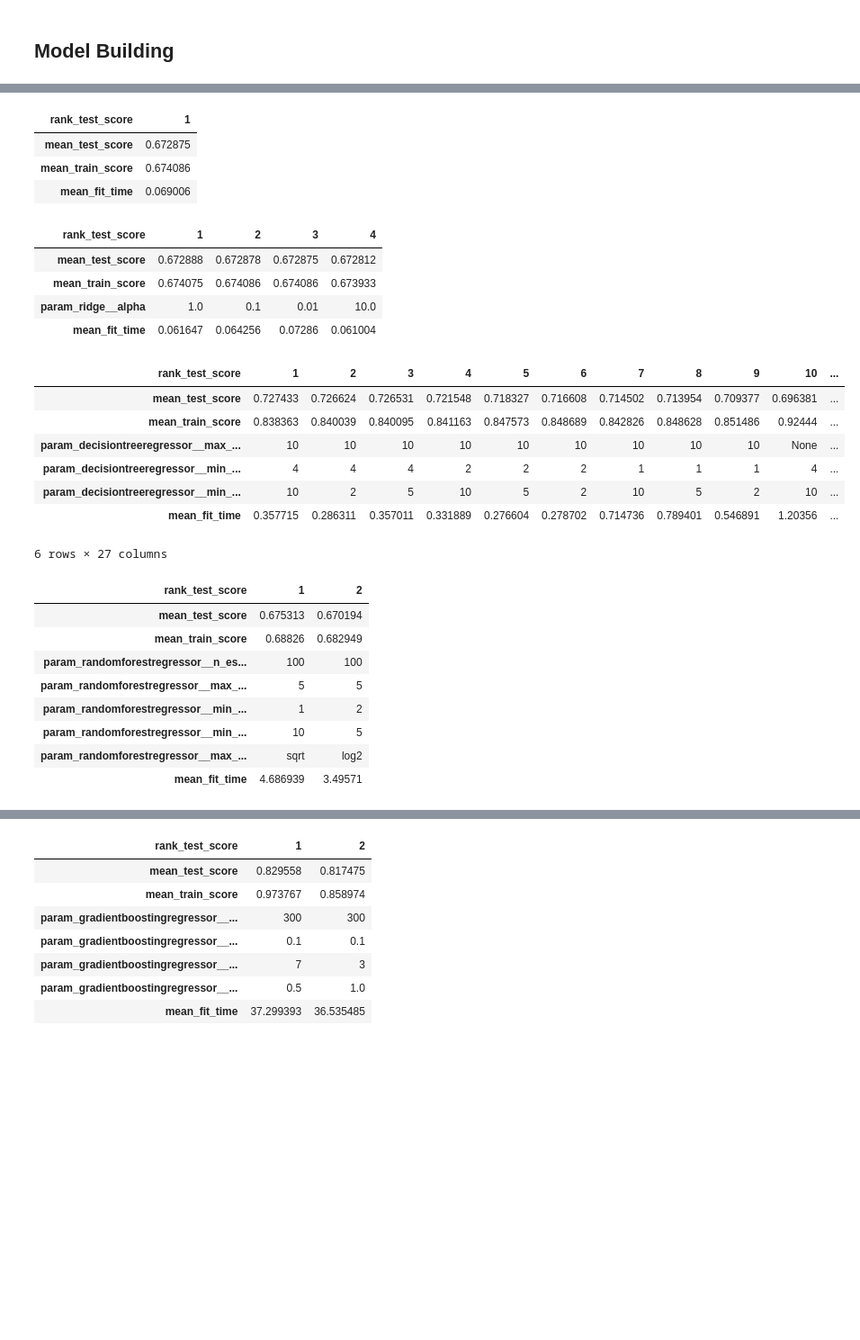
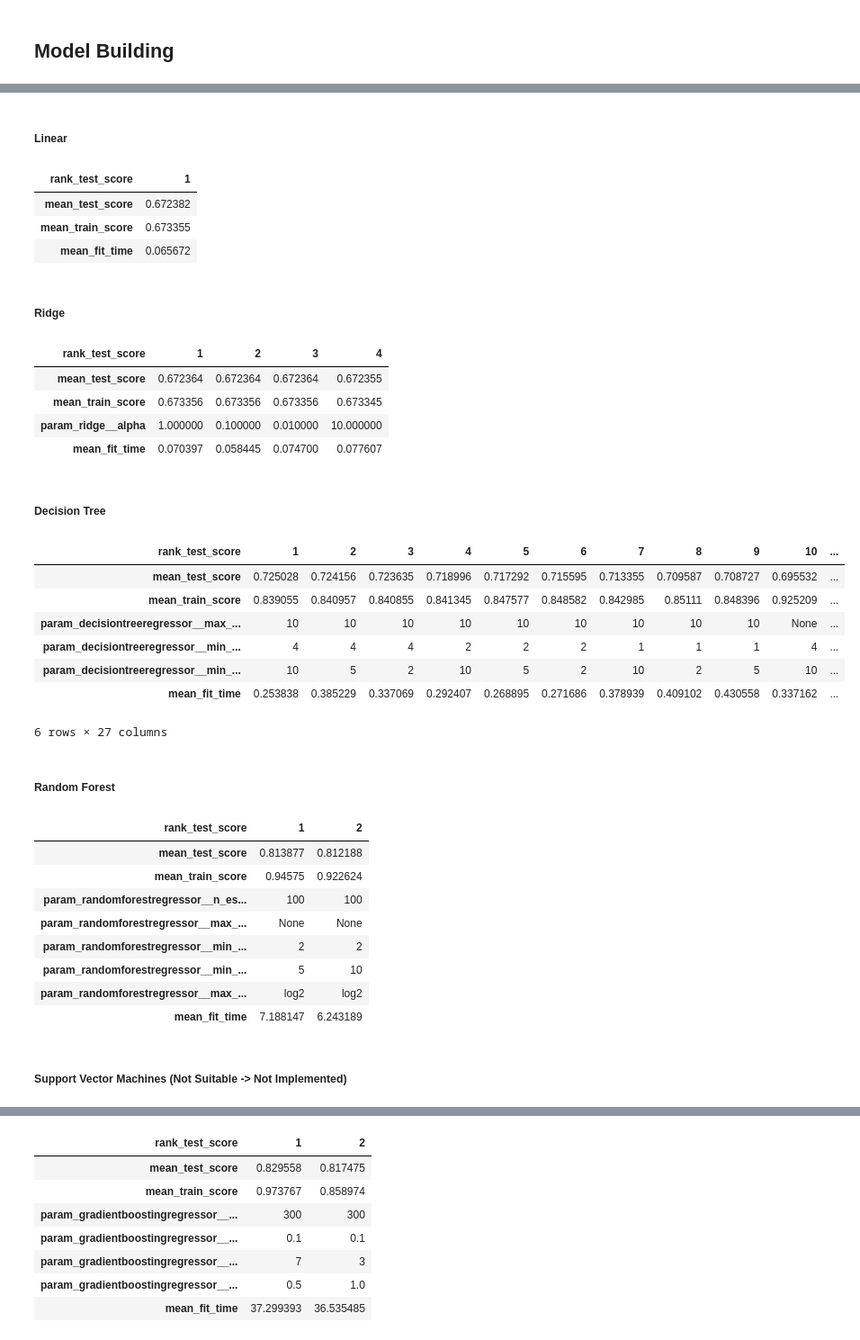
Before and after one commit to sohbatSandhu/california-housing-price-prediction, a Jupyter notebook: notebooks/Model Training.ipynb, the cells around one changed output, grey strips where cells are left out. Shown at 90% size. Drawn from its saved outputs; the diff is of its cells as text; code cells hidden in the pictures; blank space fills up the shorter version.

```diff
--- a/notebooks/Model Training.ipynb
+++ b/notebooks/Model Training.ipynb
@@ -821,10 +832,9 @@ cat_transformer = make_pipeline(
 # %%
 # Make Preprocessor
 preprocessor = make_column_transformer(
-    (num_std_transformer, num_std_features),
-    (num_robust_transformer, num_robust_features),
-    (num_imp_robust_transformer, num_imp_robust_features),
-    (cat_transformer, cat_features),
+    (std_transformer, std_feats),
+    (robust_transformer, robust_feats),
+    (categorical_transformer, categorical_features),
 )
 preprocessor
 # %% [output]
@@ -847,9 +860,9 @@ ColumnTransformer(transformers=[('pipeline-1',
                                  ['ocean_proximity'])])
 # %%
 # Apply transformations
-transformed_X_train = pd.DataFrame(preprocessor.fit_transform(X_train))
+final_X_train = pd.DataFrame(preprocessor.fit_transform(transformed_engineered_X_train))
 # New Columns for OHE columns
-new_cols = X_train.columns.tolist() + preprocessor.named_transformers_['pipeline-4'].get_feature_names_out().tolist()
+new_cols = transformed_engineered_X_train.columns.tolist() + preprocessor.named_transformers_['pipeline-3'].get_feature_names_out().tolist()
 new_cols.remove('ocean_proximity')
 new_cols
 # %% [output]
@@ -1019,5 +1096,6 @@ gb_RS = RandomizedSearchCV(
+# %% [markdown]
+##### Linear
 # %%
-# @title Linear
 # CV results for Linear
 linear_relevant = [
     "mean_test_score",
@@ -1025,16 +1103,17 @@ linear_relevant = [
     "mean_fit_time",
     "rank_test_score",
 ]
-linear_GS.fit(X_train, y_train)
+linear_GS.fit(transformed_engineered_X_train, y_train)
 linear_results = pd.DataFrame(linear_GS.cv_results_)[linear_relevant].set_index("rank_test_score").sort_index()
 linear_results.T
 # %% [output]
 | rank_test_score | 1 |
-| mean_test_score | 0.672875 |
-| mean_train_score | 0.674086 |
-| mean_fit_time | 0.069006 |
+| mean_test_score | 0.672382 |
+| mean_train_score | 0.673355 |
+| mean_fit_time | 0.065672 |
+# %% [markdown]
+##### Ridge
 # %%
-# @title Ridge
 # CV results for Ridge
 ridge_relevant = [
     "mean_test_score",
@@ -1043,41 +1122,43 @@ ridge_relevant = [
     "mean_fit_time",
     "rank_test_score",
 ]
-ridge_GS.fit(X_train, y_train)
+ridge_GS.fit(transformed_engineered_X_train, y_train)
 ridge_results = pd.DataFrame(ridge_GS.cv_results_)[ridge_relevant].set_index("rank_test_score").sort_index()
 ridge_results.T
 # %% [output]
 | rank_test_score | 1 | 2 | 3 | 4 |
-| mean_test_score | 0.672888 | 0.672878 | 0.672875 | 0.672812 |
-| mean_train_score | 0.674075 | 0.674086 | 0.674086 | 0.673933 |
-| param_ridge__alpha | 1.0 | 0.1 | 0.01 | 10.0 |
-| mean_fit_time | 0.061647 | 0.064256 | 0.07286 | 0.061004 |
+| mean_test_score | 0.672364 | 0.672364 | 0.672364 | 0.672355 |
+| mean_train_score | 0.673356 | 0.673356 | 0.673356 | 0.673345 |
+| param_ridge__alpha | 1.000000 | 0.100000 | 0.010000 | 10.000000 |
+| mean_fit_time | 0.070397 | 0.058445 | 0.074700 | 0.077607 |
+# %% [markdown]
+##### Decision Tree
 # %%
-# @title DTs
 # CV results for DTs
 dt_relevant = [
     "mean_test_score",
     "mean_train_score",
     "param_decisiontreeregressor__max_depth",
     "param_decisiontreeregressor__min_samples_leaf",
     "param_decisiontreeregressor__min_samples_split",
     "mean_fit_time",
     "rank_test_score",
 ]
-dt_GS.fit(X_train, y_train)
+dt_GS.fit(transformed_engineered_X_train, y_train)
 dt_results = pd.DataFrame(dt_GS.cv_results_)[dt_relevant].set_index("rank_test_score").sort_index()
 dt_results.T
 # %% [output]
 | rank_test_score | 1 | 2 | 3 | 4 | 5 | 6 | 7 | 8 | 9 | 10 | ... |
-| mean_test_score | 0.727433 | 0.726624 | 0.726531 | 0.721548 | 0.718327 | 0.716608 | 0.714502 | 0.713954 | 0.709377 | 0.696381 | ... |
-| mean_train_score | 0.838363 | 0.840039 | 0.840095 | 0.841163 | 0.847573 | 0.848689 | 0.842826 | 0.848628 | 0.851486 | 0.92444 | ... |
+| mean_test_score | 0.725028 | 0.724156 | 0.723635 | 0.718996 | 0.717292 | 0.715595 | 0.713355 | 0.709587 | 0.708727 | 0.695532 | ... |
+| mean_train_score | 0.839055 | 0.840957 | 0.840855 | 0.841345 | 0.847577 | 0.848582 | 0.842985 | 0.85111 | 0.848396 | 0.925209 | ... |
 | param_decisiontreeregressor__max_... | 10 | 10 | 10 | 10 | 10 | 10 | 10 | 10 | 10 | None | ... |
 | param_decisiontreeregressor__min_... | 4 | 4 | 4 | 2 | 2 | 2 | 1 | 1 | 1 | 4 | ... |
-| param_decisiontreeregressor__min_... | 10 | 2 | 5 | 10 | 5 | 2 | 10 | 5 | 2 | 10 | ... |
-| mean_fit_time | 0.357715 | 0.286311 | 0.357011 | 0.331889 | 0.276604 | 0.278702 | 0.714736 | 0.789401 | 0.546891 | 1.20356 | ... |
+| param_decisiontreeregressor__min_... | 10 | 5 | 2 | 10 | 5 | 2 | 10 | 2 | 5 | 10 | ... |
+| mean_fit_time | 0.253838 | 0.385229 | 0.337069 | 0.292407 | 0.268895 | 0.271686 | 0.378939 | 0.409102 | 0.430558 | 0.337162 | ... |
 6 rows × 27 columns
+# %% [markdown]
+##### Random Forest
 # %%
-# @title RFs
 # CV results for RFs
 rf_relevant = [
     "mean_test_score",
@@ -1090,16 +1171,18 @@ rf_relevant = [
     "mean_fit_time",
     "rank_test_score",
 ]
-rf_RS.fit(X_train, y_train)
+rf_RS.fit(transformed_engineered_X_train, y_train)
 rf_results = pd.DataFrame(rf_RS.cv_results_)[rf_relevant].set_index("rank_test_score").sort_index()
 rf_results.T
 # %% [output]
 | rank_test_score | 1 | 2 |
-| mean_test_score | 0.675313 | 0.670194 |
-| mean_train_score | 0.68826 | 0.682949 |
+| mean_test_score | 0.813877 | 0.812188 |
+| mean_train_score | 0.94575 | 0.922624 |
 | param_randomforestregressor__n_es... | 100 | 100 |
-| param_randomforestregressor__max_... | 5 | 5 |
-| param_randomforestregressor__min_... | 1 | 2 |
-| param_randomforestregressor__min_... | 10 | 5 |
-| param_randomforestregressor__max_... | sqrt | log2 |
-| mean_fit_time | 4.686939 | 3.49571 |
+| param_randomforestregressor__max_... | None | None |
+| param_randomforestregressor__min_... | 2 | 2 |
+| param_randomforestregressor__min_... | 5 | 10 |
+| param_randomforestregressor__max_... | log2 | log2 |
+| mean_fit_time | 7.188147 | 6.243189 |
+# %% [markdown]
+##### Support Vector Machines (Not Suitable -> Not Implemented)
```
Also changed, not shown: parts of 76 cells of this notebook, 7 other files.
